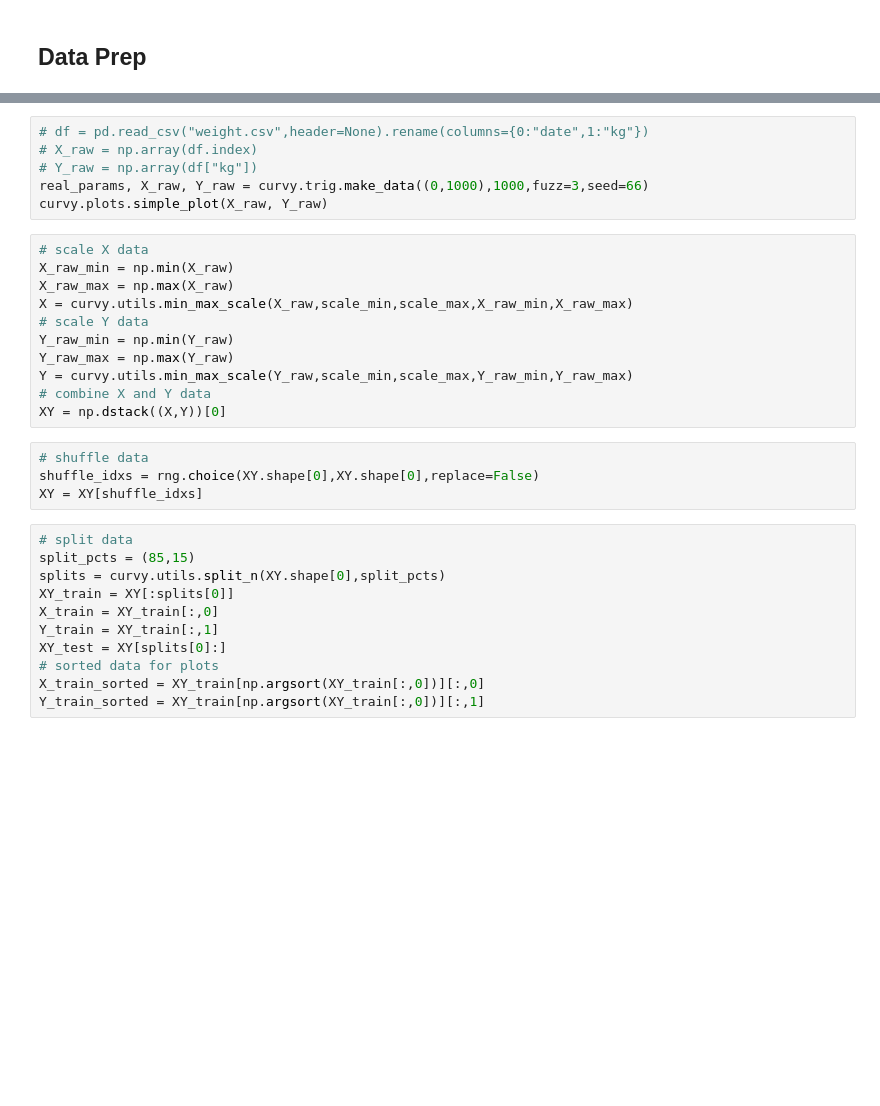
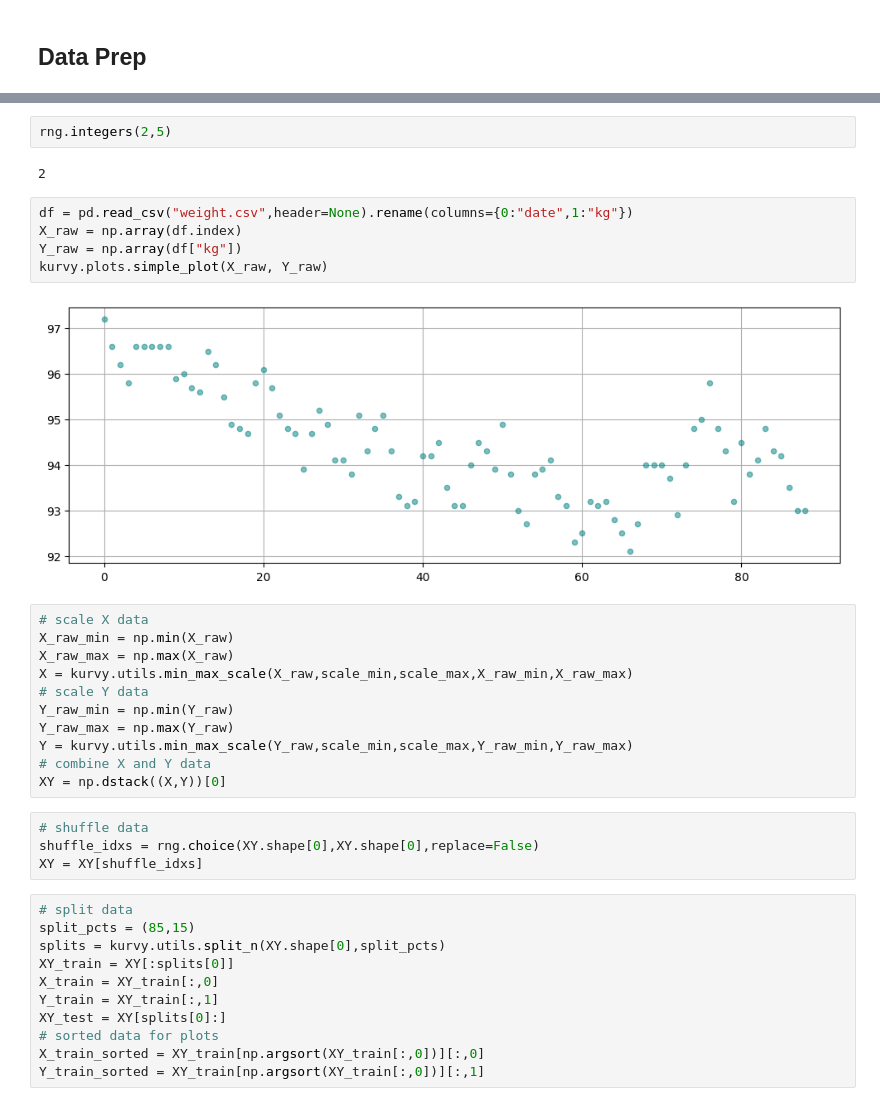
Before and after one commit to celerygemini/kurvy, a Jupyter notebook: poly_dev.ipynb, the cells around one changed output, grey strips where cells are left out. Saved outputs shown, nothing was run; the diff lists cells and outputs as text; blank space fills up the shorter version.

```diff
--- a/poly_dev.ipynb
+++ b/poly_dev.ipynb
@@ -15,18 +101,23 @@ train_test_split = (85,15)
+# %%
+rng.integers(2,5)
+# %% [output]
+2
 # %%
-# df = pd.read_csv("weight.csv",header=None).rename(columns={0:"date",1:"kg"})
-# X_raw = np.array(df.index)
-# Y_raw = np.array(df["kg"])
-real_params, X_raw, Y_raw = curvy.trig.make_data((0,1000),1000,fuzz=3,seed=66)
-curvy.plots.simple_plot(X_raw, Y_raw)
+df = pd.read_csv("weight.csv",header=None).rename(columns={0:"date",1:"kg"})
+X_raw = np.array(df.index)
+Y_raw = np.array(df["kg"])
+kurvy.plots.simple_plot(X_raw, Y_raw)
+# %% [output]
+[figure, added]
 # %%
 # scale X data
 X_raw_min = np.min(X_raw)
 X_raw_max = np.max(X_raw)
-X = curvy.utils.min_max_scale(X_raw,scale_min,scale_max,X_raw_min,X_raw_max)
+X = kurvy.utils.min_max_scale(X_raw,scale_min,scale_max,X_raw_min,X_raw_max)
 # scale Y data
 Y_raw_min = np.min(Y_raw)
 Y_raw_max = np.max(Y_raw)
-Y = curvy.utils.min_max_scale(Y_raw,scale_min,scale_max,Y_raw_min,Y_raw_max)
+Y = kurvy.utils.min_max_scale(Y_raw,scale_min,scale_max,Y_raw_min,Y_raw_max)
 # combine X and Y data
 XY = np.dstack((X,Y))[0]
 # %%
@@ -36,7 +127,7 @@ XY = XY[shuffle_idxs]
 # %%
 # split data
 split_pcts = (85,15)
-splits = curvy.utils.split_n(XY.shape[0],split_pcts)
+splits = kurvy.utils.split_n(XY.shape[0],split_pcts)
 XY_train = XY[:splits[0]]
 X_train = XY_train[:,0]
 Y_train = XY_train[:,1]
```
Also changed, not shown: parts of 6 cells of this notebook, 6 other files.
